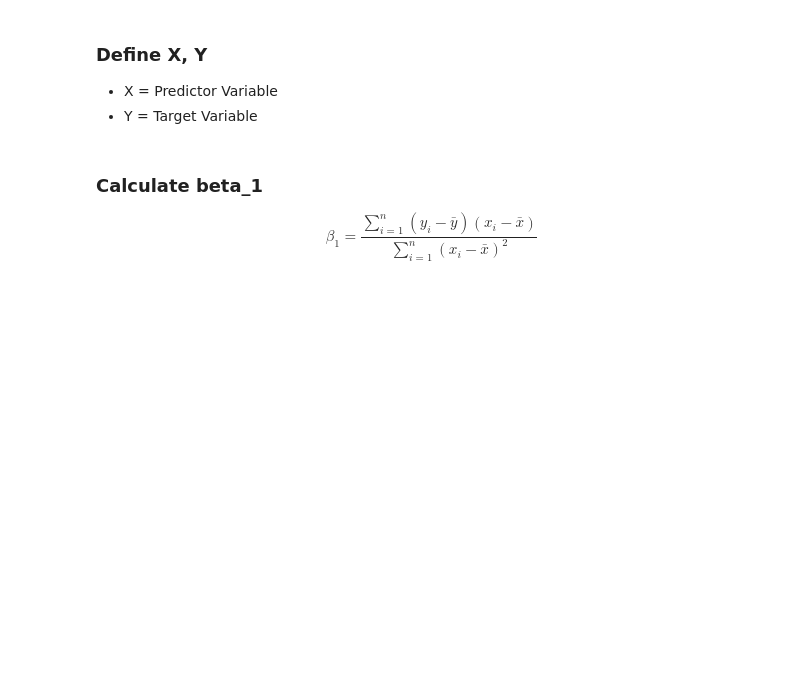
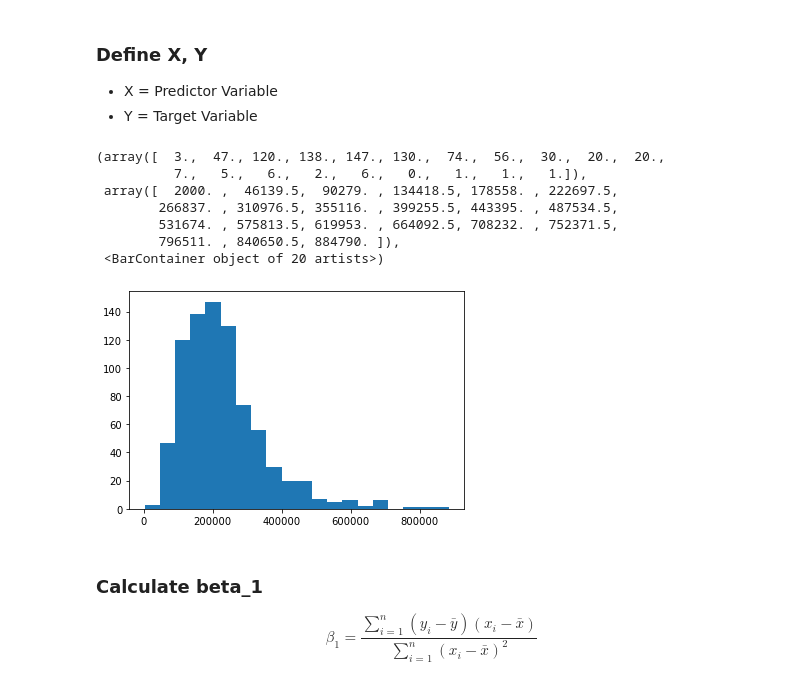
Before and after one commit to Vonte21/IOD, a Jupyter notebook: Labs/IOD_Lab 4.1.ipynb, the cells around one changed output. Saved outputs shown, nothing was run; the diff lists cells and outputs as text; code cells hidden in the pictures; blank space fills up the shorter version.

```diff
--- a/Labs/IOD_Lab 4.1.ipynb
+++ b/Labs/IOD_Lab 4.1.ipynb
@@ -289,6 +289,17 @@ Given variables:
 
 - X = Predictor Variable
 - Y = Target Variable
+# %%
+plt.hist(df['price'],bins=20)
+# %% [output]
+(array([  3.,  47., 120., 138., 147., 130.,  74.,  56.,  30.,  20.,  20.,
+          7.,   5.,   6.,   2.,   6.,   0.,   1.,   1.,   1.]),
+ array([  2000. ,  46139.5,  90279. , 134418.5, 178558. , 222697.5,
+        266837. , 310976.5, 355116. , 399255.5, 443395. , 487534.5,
+        531674. , 575813.5, 619953. , 664092.5, 708232. , 752371.5,
+        796511. , 840650.5, 884790. ]),
+ <BarContainer object of 20 artists>)
+[figure, added]
 # %%
 # ANSWER
 X=df['sq__ft']
```
Also changed, not shown: parts of 1 cell of this notebook.
